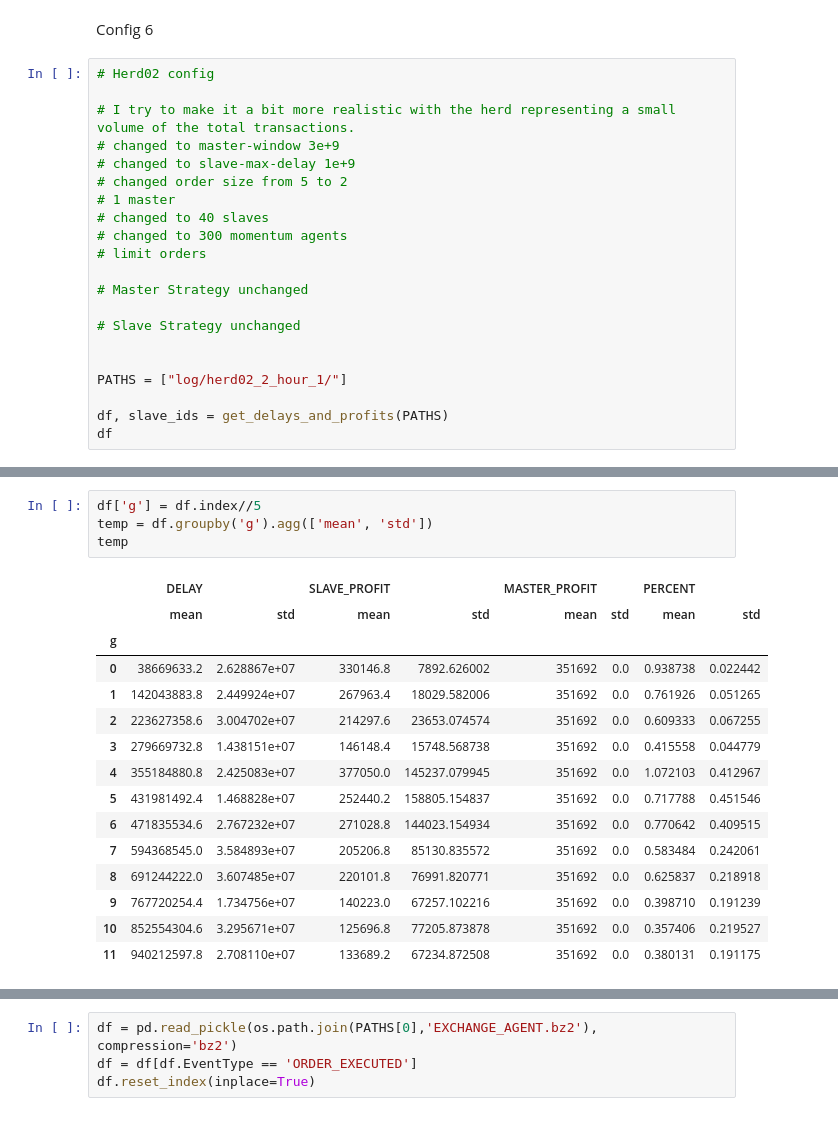
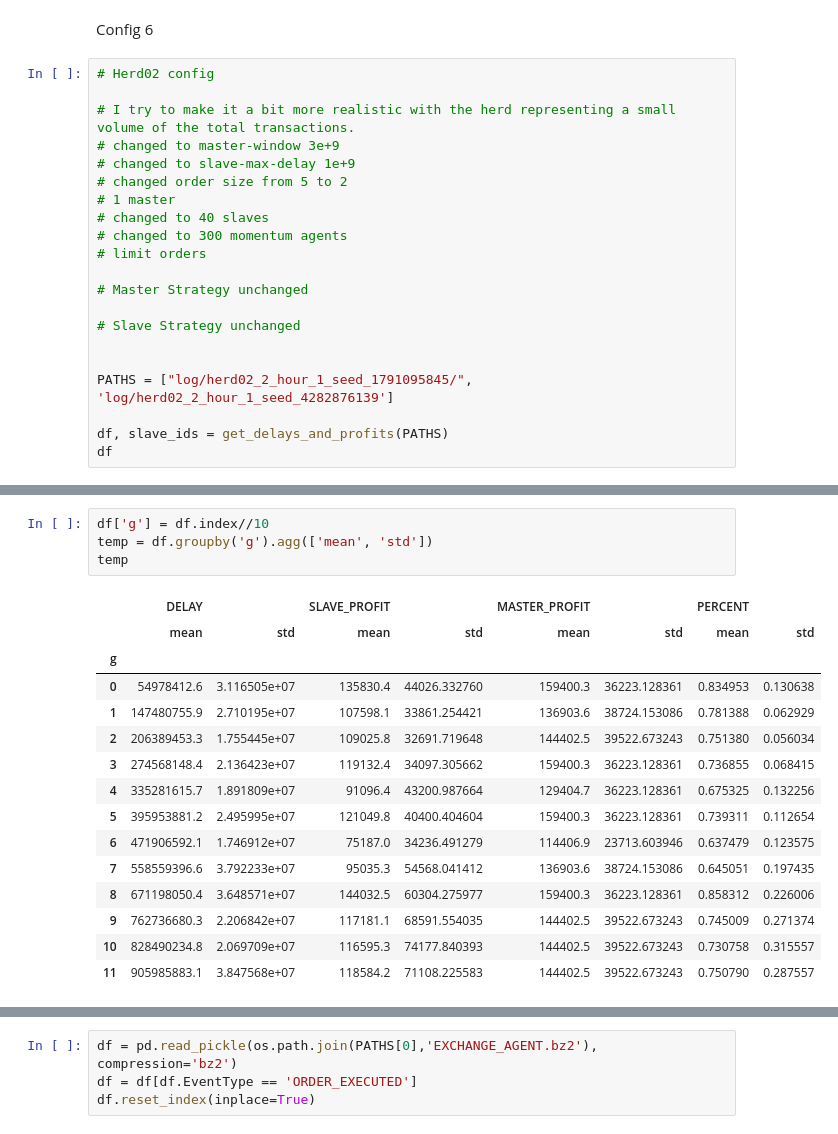
Before and after one commit to hogier/abides, a Jupyter notebook: explore.ipynb, the cells around one changed output, grey strips where cells are left out. Cells and saved outputs as stored; diff of their text form.

```diff
--- a/explore.ipynb
+++ b/explore.ipynb
@@ -510,7 +510,7 @@ Config 6
 # Slave Strategy unchanged
 
 
-PATHS = ["log/herd02_2_hour_1/"]
+PATHS = ["log/herd02_2_hour_1_seed_1791095845/", 'log/herd02_2_hour_1_seed_4282876139']
 
 df, slave_ids = get_delays_and_profits(PATHS)
 df
@@ -535,23 +531,23 @@ df
 # %%
-df['g'] = df.index//5
+df['g'] = df.index//10
 temp = df.groupby('g').agg(['mean', 'std'])
 temp
 # %% [output]
 |  | DELAY |  | SLAVE_PROFIT |  | MASTER_PROFIT |  | PERCENT |  |
 |  | mean | std | mean | std | mean | std | mean | std |
 | g |  |  |  |  |  |  |  |  |
-| 0 | 38669633.2 | 2.628867e+07 | 330146.8 | 7892.626002 | 351692 | 0.0 | 0.938738 | 0.022442 |
-| 1 | 142043883.8 | 2.449924e+07 | 267963.4 | 18029.582006 | 351692 | 0.0 | 0.761926 | 0.051265 |
-| 2 | 223627358.6 | 3.004702e+07 | 214297.6 | 23653.074574 | 351692 | 0.0 | 0.609333 | 0.067255 |
-| 3 | 279669732.8 | 1.438151e+07 | 146148.4 | 15748.568738 | 351692 | 0.0 | 0.415558 | 0.044779 |
-| 4 | 355184880.8 | 2.425083e+07 | 377050.0 | 145237.079945 | 351692 | 0.0 | 1.072103 | 0.412967 |
-| 5 | 431981492.4 | 1.468828e+07 | 252440.2 | 158805.154837 | 351692 | 0.0 | 0.717788 | 0.451546 |
-| 6 | 471835534.6 | 2.767232e+07 | 271028.8 | 144023.154934 | 351692 | 0.0 | 0.770642 | 0.409515 |
-| 7 | 594368545.0 | 3.584893e+07 | 205206.8 | 85130.835572 | 351692 | 0.0 | 0.583484 | 0.242061 |
-| 8 | 691244222.0 | 3.607485e+07 | 220101.8 | 76991.820771 | 351692 | 0.0 | 0.625837 | 0.218918 |
-| 9 | 767720254.4 | 1.734756e+07 | 140223.0 | 67257.102216 | 351692 | 0.0 | 0.398710 | 0.191239 |
-| 10 | 852554304.6 | 3.295671e+07 | 125696.8 | 77205.873878 | 351692 | 0.0 | 0.357406 | 0.219527 |
-| 11 | 940212597.8 | 2.708110e+07 | 133689.2 | 67234.872508 | 351692 | 0.0 | 0.380131 | 0.191175 |
+| 0 | 54978412.6 | 3.116505e+07 | 135830.4 | 44026.332760 | 159400.3 | 36223.128361 | 0.834953 | 0.130638 |
+| 1 | 147480755.9 | 2.710195e+07 | 107598.1 | 33861.254421 | 136903.6 | 38724.153086 | 0.781388 | 0.062929 |
+| 2 | 206389453.3 | 1.755445e+07 | 109025.8 | 32691.719648 | 144402.5 | 39522.673243 | 0.751380 | 0.056034 |
+| 3 | 274568148.4 | 2.136423e+07 | 119132.4 | 34097.305662 | 159400.3 | 36223.128361 | 0.736855 | 0.068415 |
+| 4 | 335281615.7 | 1.891809e+07 | 91096.4 | 43200.987664 | 129404.7 | 36223.128361 | 0.675325 | 0.132256 |
+| 5 | 395953881.2 | 2.495995e+07 | 121049.8 | 40400.404604 | 159400.3 | 36223.128361 | 0.739311 | 0.112654 |
+| 6 | 471906592.1 | 1.746912e+07 | 75187.0 | 34236.491279 | 114406.9 | 23713.603946 | 0.637479 | 0.123575 |
+| 7 | 558559396.6 | 3.792233e+07 | 95035.3 | 54568.041412 | 136903.6 | 38724.153086 | 0.645051 | 0.197435 |
+| 8 | 671198050.4 | 3.648571e+07 | 144032.5 | 60304.275977 | 159400.3 | 36223.128361 | 0.858312 | 0.226006 |
+| 9 | 762736680.3 | 2.206842e+07 | 117181.1 | 68591.554035 | 144402.5 | 39522.673243 | 0.745009 | 0.271374 |
+| 10 | 828490234.8 | 2.069709e+07 | 116595.3 | 74177.840393 | 144402.5 | 39522.673243 | 0.730758 | 0.315557 |
+| 11 | 905985883.1 | 3.847568e+07 | 118584.2 | 71108.225583 | 144402.5 | 39522.673243 | 0.750790 | 0.287557 |
 # %%
 plt.xlabel('Delay in ns')
 plt.ylabel('Percentage profit compared to master.')
```
Also changed, not shown: parts of 14 cells of this notebook, 1 other file.
